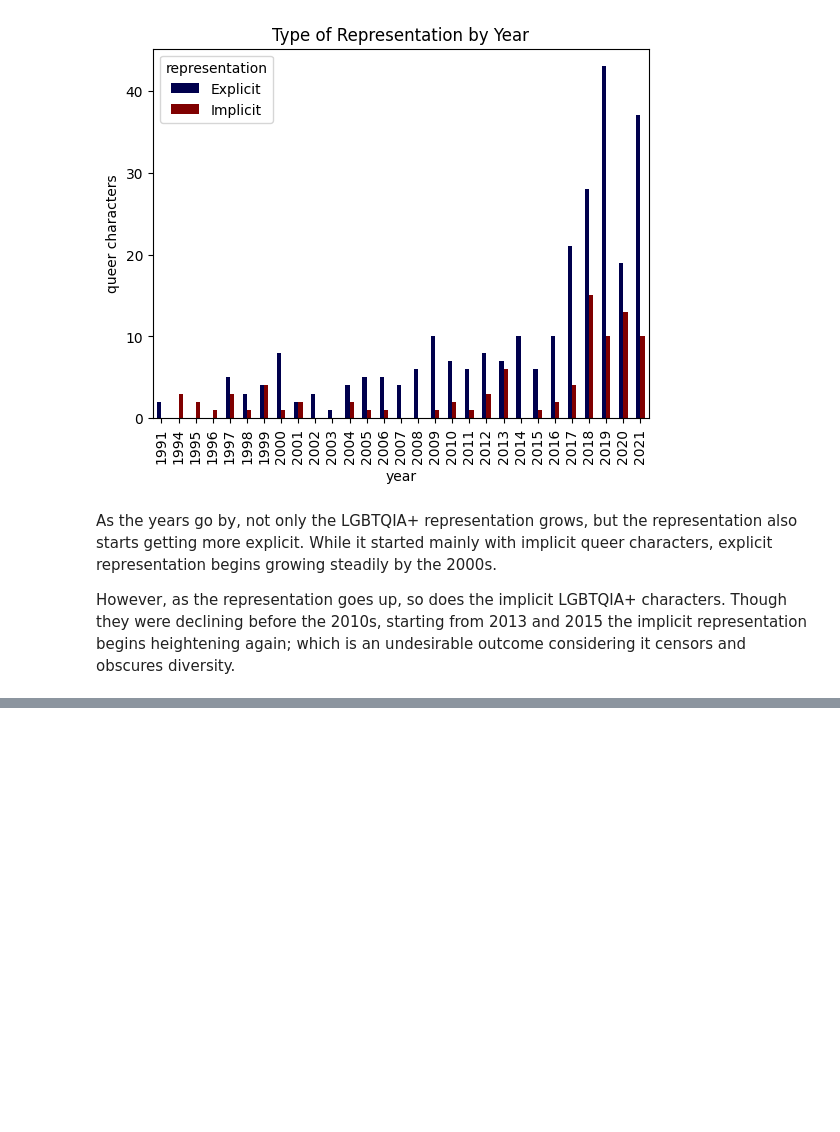
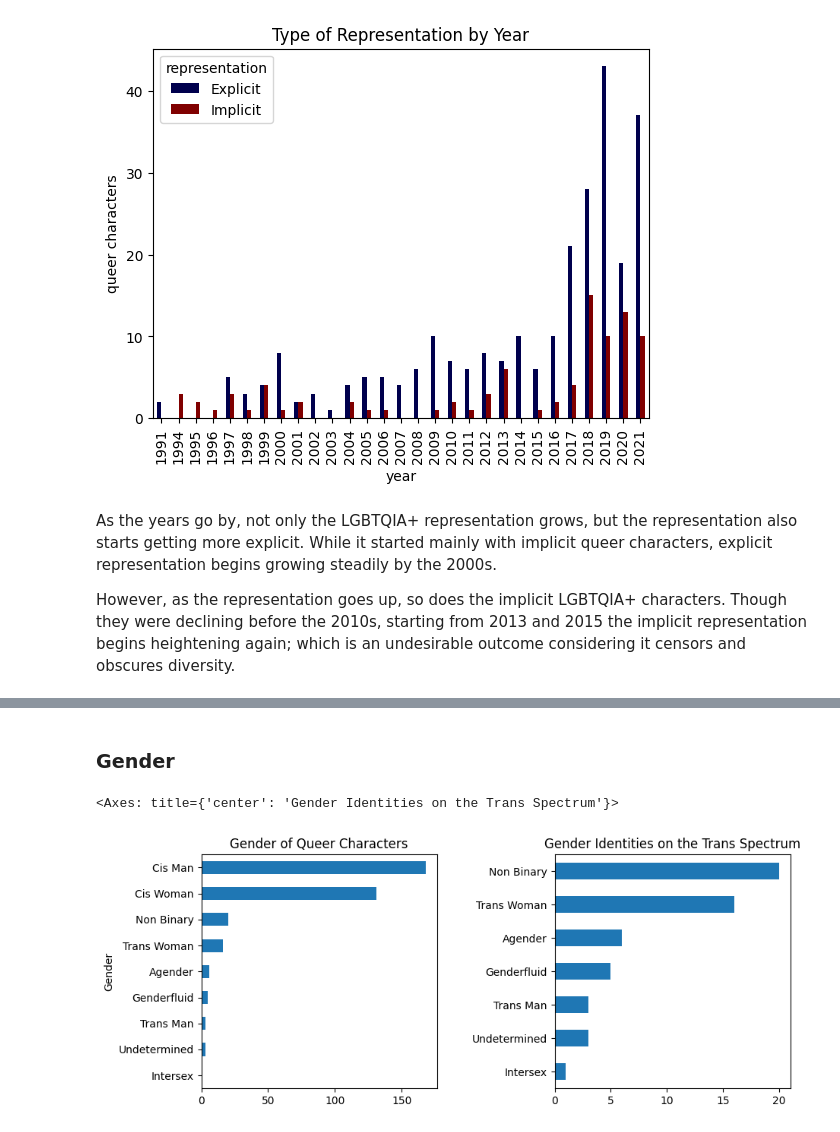
Before and after one commit to aiko-isnt-ded/lgbtqia-rep, a Jupyter notebook: notebooks/animated_shows.ipynb, the cells around one changed output, grey strips where cells are left out. Saved outputs shown, nothing was run; the diff lists cells and outputs as text; code cells hidden in the pictures; blank space fills up the shorter version.

```diff
--- a/notebooks/animated_shows.ipynb
+++ b/notebooks/animated_shows.ipynb
@@ -107,0 +140,10 @@ However, as the representation goes up, so does the implicit LGBTQIA+ characters
+# %% [markdown]
+### Gender
+# %%
+fig, axes = plt.subplots(nrows=1, ncols=2, figsize=(10,4))
+fig.subplots_adjust(wspace=0.5)
+demographics["gender"].value_counts().sort_values(ascending=True).plot(kind="barh", ax=axes[0], title="Gender of Queer Characters", ylabel="Gender")
+demographics["gender"].value_counts().sort_values(ascending=True).drop(["Cis Man", "Cis Woman"]).plot(kind="barh", ax=axes[1], title="Gender Identities on the Trans Spectrum", ylabel="")
+# %% [output]
+<Axes: title={'center': 'Gender Identities on the Trans Spectrum'}>
+[figure, added]
```
Also changed, not shown: parts of 13 cells of this notebook.
